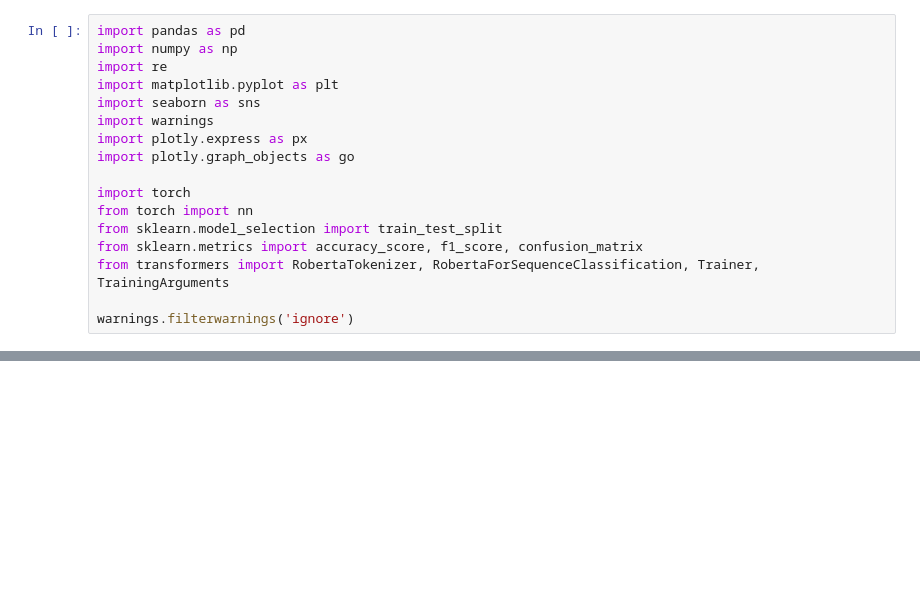
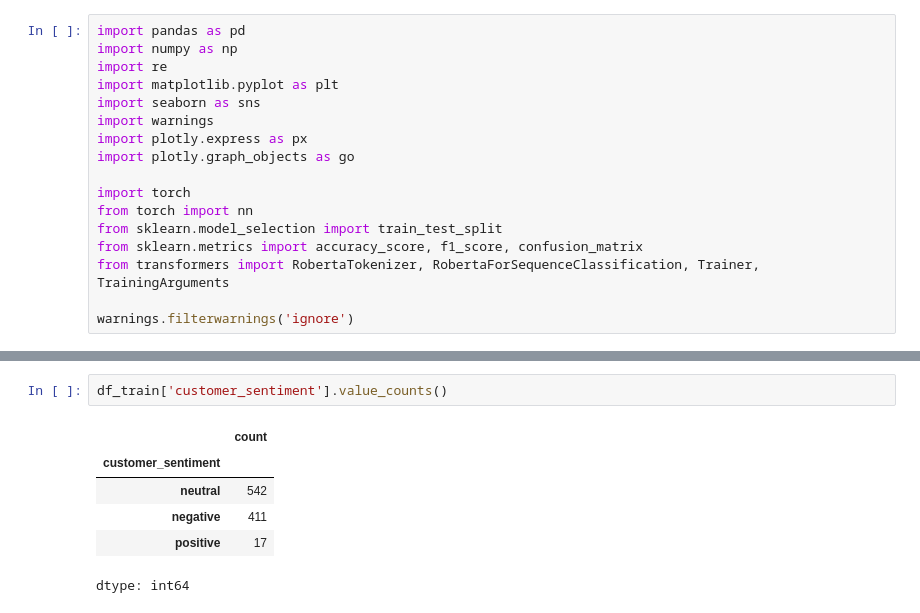
Before and after one commit to aleynakirmizi/-Classify-Customer-Service-Conversations-Roberta, a Jupyter notebook: Roberta_text_classification.ipynb, the cells around one changed output, grey strips where cells are left out. Drawn from its saved outputs; the diff is of its cells as text; blank space fills up the shorter version.

```diff
--- a/Roberta_text_classification.ipynb
+++ b/Roberta_text_classification.ipynb
@@ -76,0 +128,9 @@ warnings.filterwarnings('ignore')
+# %%
+df_train['customer_sentiment'].value_counts()
+# %% [output]
+|  | count |
+| customer_sentiment |  |
+| neutral | 542 |
+| negative | 411 |
+| positive | 17 |
+dtype: int64
```
Also changed, not shown: parts of 8 cells of this notebook.
